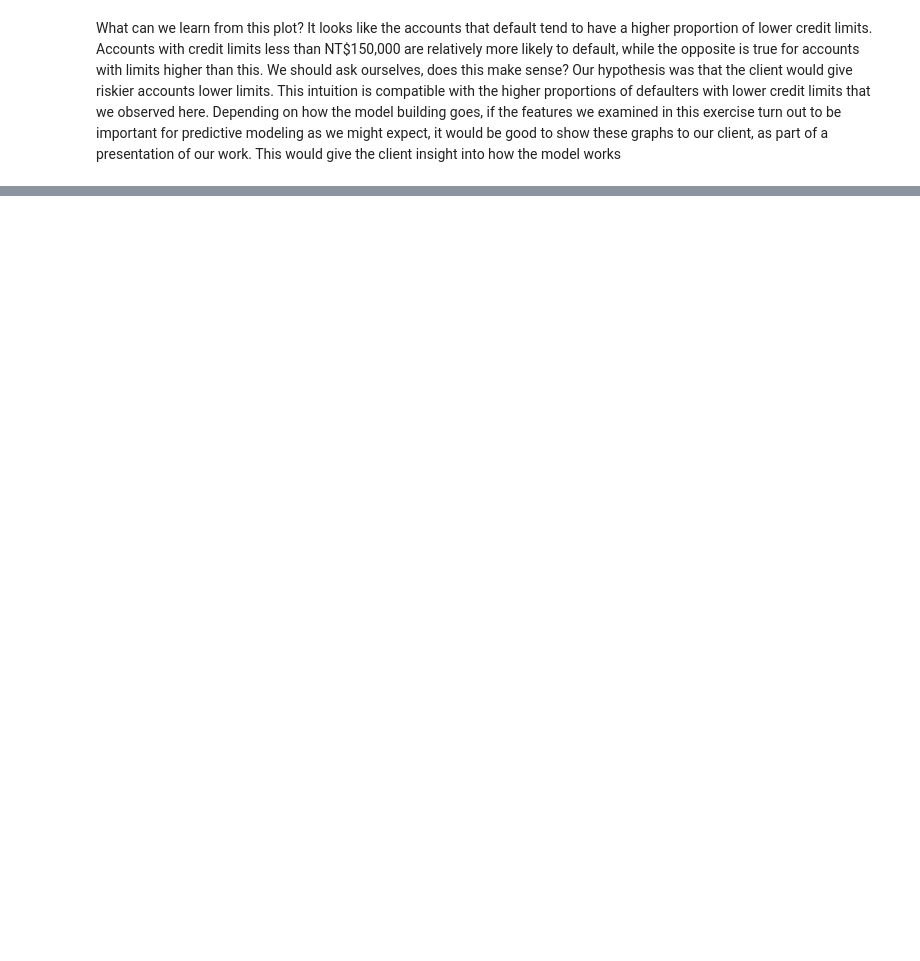
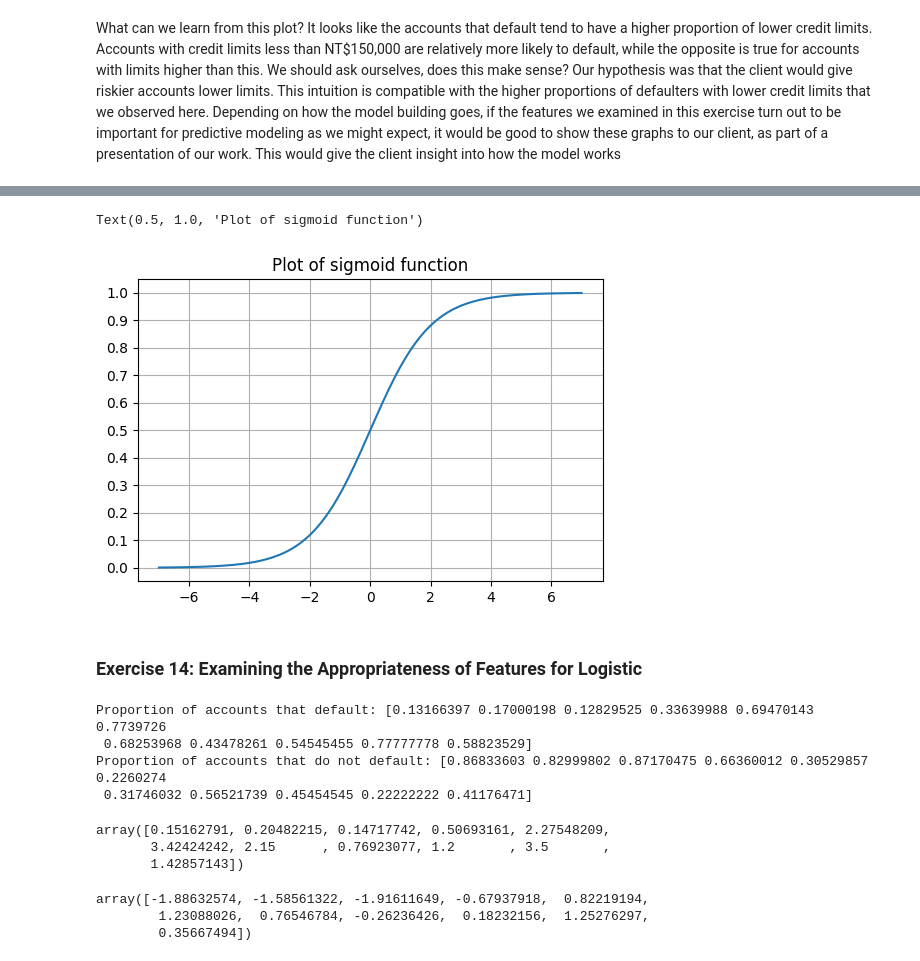
Before and after one commit to cbvreis/Book_Data-Science-Projects-with-Python-P, a Jupyter notebook: notebooks/chapter3.ipynb, the cells around one changed output, grey strips where cells are left out. Saved outputs shown, nothing was run; the diff lists cells and outputs as text; code cells hidden in the pictures; blank space fills up the shorter version.

```diff
--- a/notebooks/chapter3.ipynb
+++ b/notebooks/chapter3.ipynb
@@ -246,0 +358,20 @@ observed here. Depending on how the model building goes, if the features we exam
+# %%
+def sigmoid(x: float) -> float:
+    '''
+    Compute the sigmoid of x
+    :param x:
+    :return:
+    '''
+    return 1/(1+np.exp(-x))
+# %%
+X_sig = np.linspace(-7,7,141)
+Y_sig = sigmoid(X_sig)
+plt.plot(X_sig, Y_sig)
+plt.yticks(np.linspace(0,1,11))
+plt.grid()
+plt.title('Plot of sigmoid function')
+# %% [output]
+Text(0.5, 1.0, 'Plot of sigmoid function')
+[figure, added]
+# %% [markdown]
+### Exercise 14: Examining the Appropriateness of Features for Logistic
@@ -246,0 +380,23 @@ observed here. Depending on how the model building goes, if the features we exam
+# %%
+q = 1-p
+print('Proportion of accounts that default:', p)
+print('Proportion of accounts that do not default:', q)
+# %% [output]
+Proportion of accounts that default: [0.13166397 0.17000198 0.12829525 0.33639988 0.69470143 0.7739726
+ 0.68253968 0.43478261 0.54545455 0.77777778 0.58823529]
+Proportion of accounts that do not default: [0.86833603 0.82999802 0.87170475 0.66360012 0.30529857 0.2260274
+ 0.31746032 0.56521739 0.45454545 0.22222222 0.41176471]
+# %%
+odds_ratio = p/q
+odds_ratio
+# %% [output]
+array([0.15162791, 0.20482215, 0.14717742, 0.50693161, 2.27548209,
+       3.42424242, 2.15      , 0.76923077, 1.2       , 3.5       ,
+       1.42857143])
+# %%
+log_odds = np.log(odds_ratio)
+log_odds
+# %% [output]
+array([-1.88632574, -1.58561322, -1.91611649, -0.67937918,  0.82219194,
+        1.23088026,  0.76546784, -0.26236426,  0.18232156,  1.25276297,
+        0.35667494])
```
Also changed, not shown: parts of 58 cells of this notebook, 3 other files.
